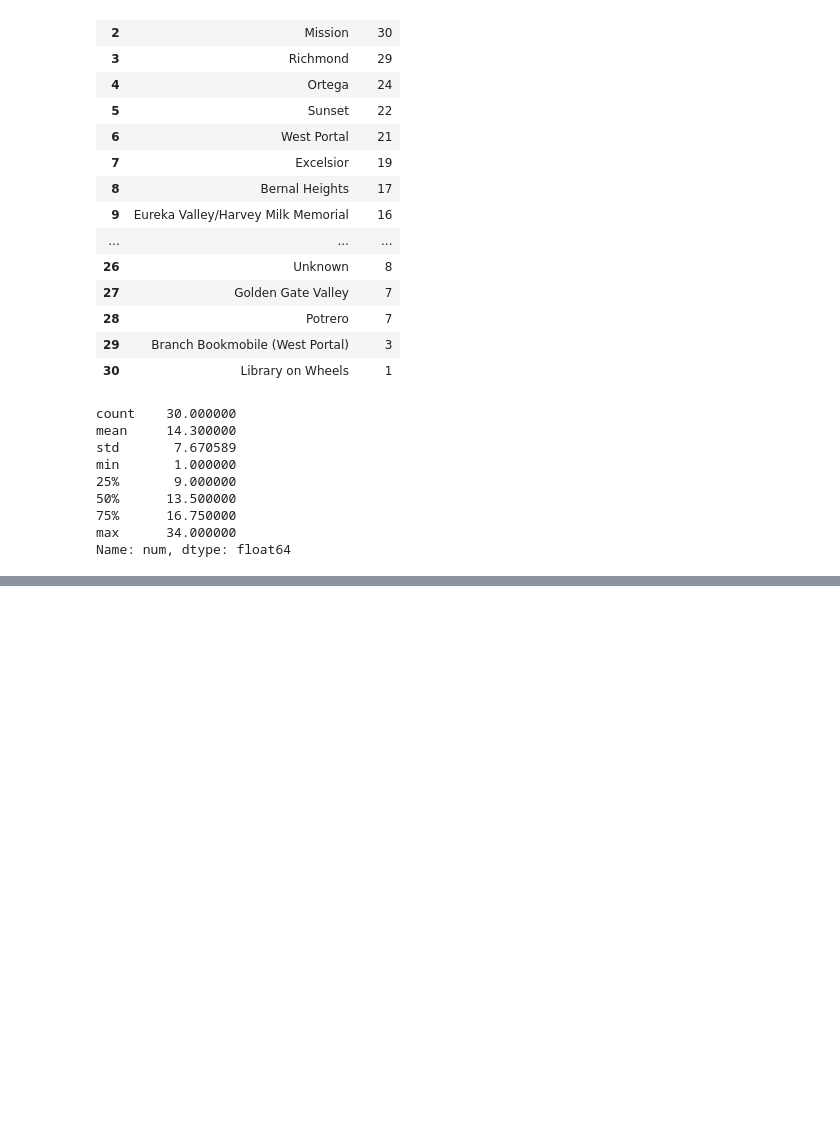
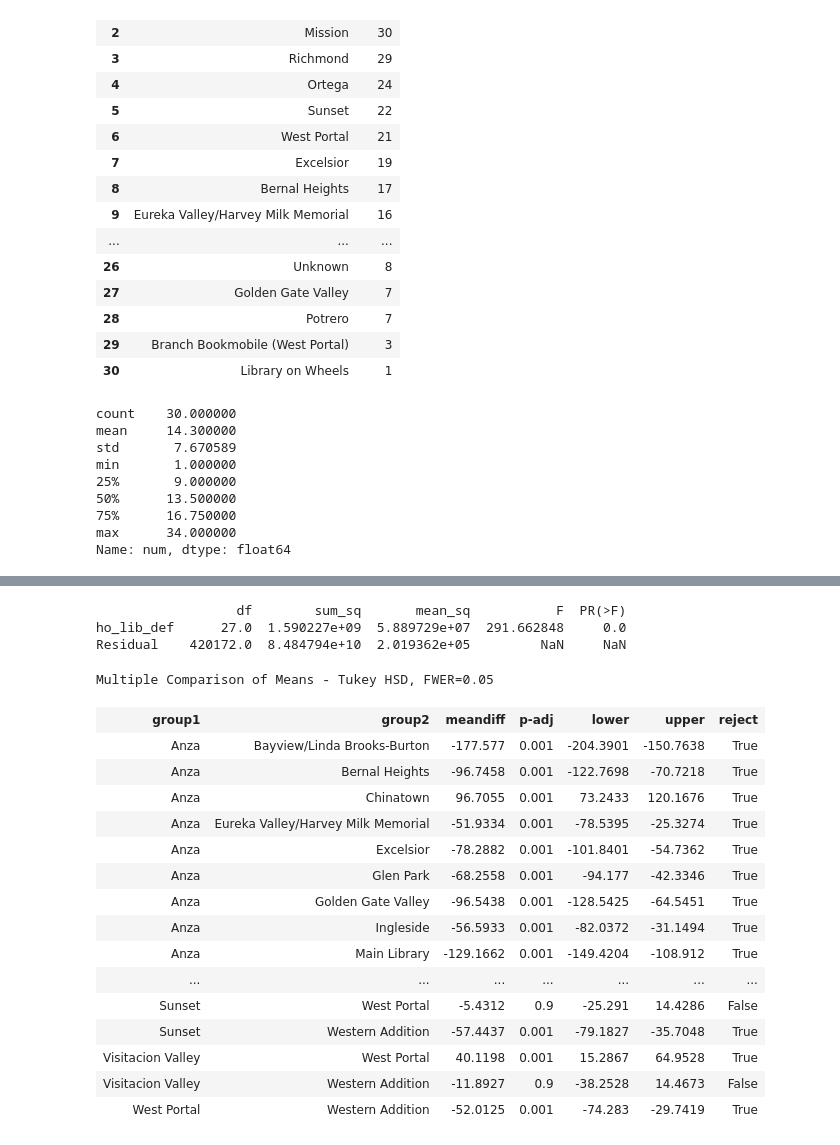
Before and after one commit to JanizzaCao/Janice_Cao_projects, a Jupyter notebook: 03_sf_library/SF_library_usage_analysis.ipynb, the cells around one changed output, grey strips where cells are left out. Saved outputs shown, nothing was run; the diff lists cells and outputs as text; code cells hidden in the pictures; blank space fills up the shorter version.

```diff
--- a/03_sf_library/SF_library_usage_analysis.ipynb
+++ b/03_sf_library/SF_library_usage_analysis.ipynb
@@ -1010,0 +1375,38 @@ Name: num, dtype: float64
+# %%
+holib_co = df.loc[:,["total_co","ho_lib_def"]]
+# %%
+home_libs = holib_co.groupby("ho_lib_def").total_co.count()
+home_libs = home_libs[home_libs>2000]
+holib_co = holib_co[holib_co.ho_lib_def.isin(home_libs.index)]
+# %%
+from statsmodels.formula.api import ols
+from statsmodels.stats.anova import anova_lm
+from statsmodels.stats.multicomp import pairwise_tukeyhsd
+anova_holib_co = anova_lm(ols("total_co~ho_lib_def", data = holib_co).fit())
+print(anova_holib_co)
+# %% [output]
+                  df        sum_sq       mean_sq           F  PR(>F)
+ho_lib_def      27.0  1.590227e+09  5.889729e+07  291.662848     0.0
+Residual    420172.0  8.484794e+10  2.019362e+05         NaN     NaN
+# %%
+tukey_results = pairwise_tukeyhsd(holib_co.total_co, holib_co.ho_lib_def)
+# %%
+tukey_results.summary()
+# %% [output]
+Multiple Comparison of Means - Tukey HSD, FWER=0.05
+| group1 | group2 | meandiff | p-adj | lower | upper | reject |
+| Anza | Bayview/Linda Brooks-Burton | -177.577 | 0.001 | -204.3901 | -150.7638 | True |
+| Anza | Bernal Heights | -96.7458 | 0.001 | -122.7698 | -70.7218 | True |
+| Anza | Chinatown | 96.7055 | 0.001 | 73.2433 | 120.1676 | True |
+| Anza | Eureka Valley/Harvey Milk Memorial | -51.9334 | 0.001 | -78.5395 | -25.3274 | True |
+| Anza | Excelsior | -78.2882 | 0.001 | -101.8401 | -54.7362 | True |
+| Anza | Glen Park | -68.2558 | 0.001 | -94.177 | -42.3346 | True |
+| Anza | Golden Gate Valley | -96.5438 | 0.001 | -128.5425 | -64.5451 | True |
+| Anza | Ingleside | -56.5933 | 0.001 | -82.0372 | -31.1494 | True |
+| Anza | Main Library | -129.1662 | 0.001 | -149.4204 | -108.912 | True |
+| ... | ... | ... | ... | ... | ... | ... |
+| Sunset | West Portal | -5.4312 | 0.9 | -25.291 | 14.4286 | False |
+| Sunset | Western Addition | -57.4437 | 0.001 | -79.1827 | -35.7048 | True |
+| Visitacion Valley | West Portal | 40.1198 | 0.001 | 15.2867 | 64.9528 | True |
+| Visitacion Valley | Western Addition | -11.8927 | 0.9 | -38.2528 | 14.4673 | False |
+| West Portal | Western Addition | -52.0125 | 0.001 | -74.283 | -29.7419 | True |
```
Also changed, not shown: parts of 53 cells of this notebook.
